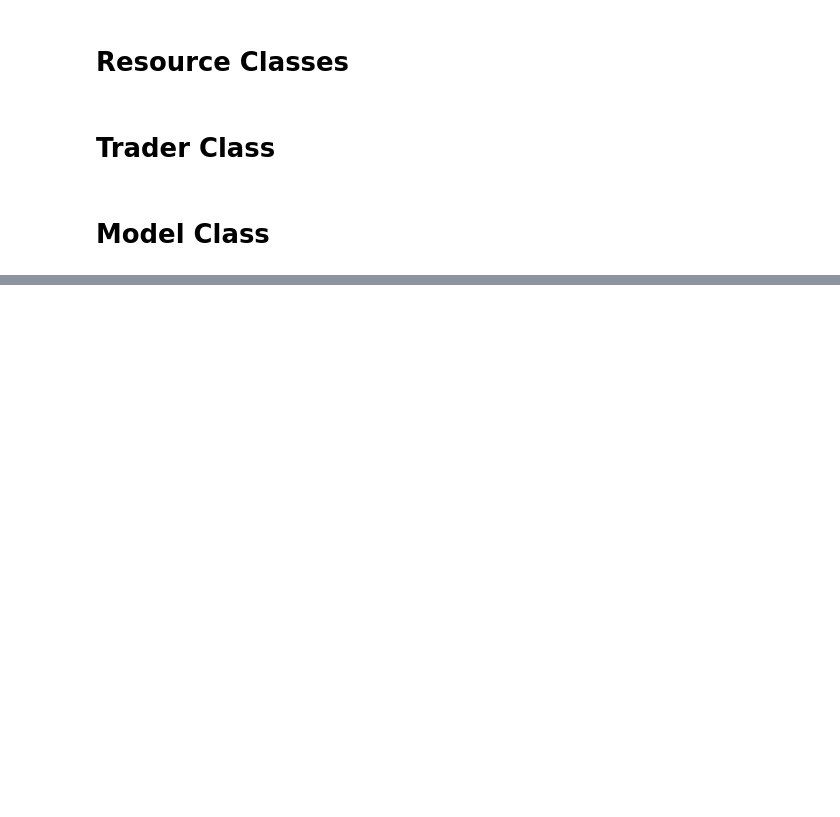
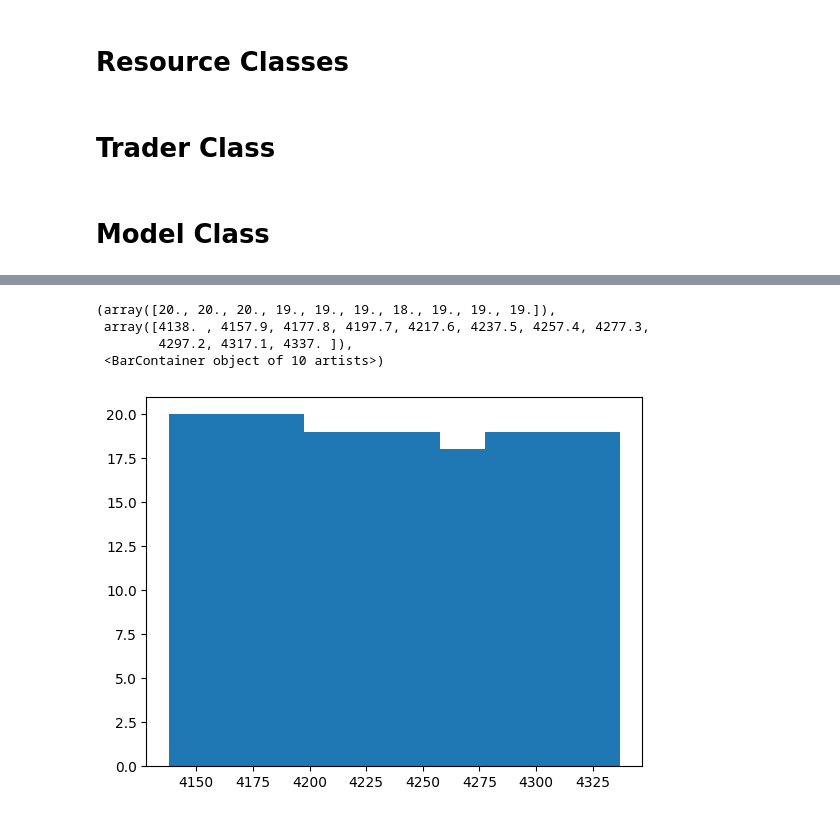
Before and after one commit to hunter-rohwer/mesa-denver, a Jupyter notebook: mesa_tutorial.ipynb, the cells around one changed output, grey strips where cells are left out. Drawn from its saved outputs; the diff is of its cells as text; code cells hidden in the pictures; blank space fills up the shorter version.

```diff
--- a/mesa_tutorial.ipynb
+++ b/mesa_tutorial.ipynb
@@ -510,0 +651,9 @@ True True
+# %%
+degree = [n for n,d in G.degree()]
+plt.hist(degree)
+# %% [output]
+(array([20., 20., 20., 19., 19., 19., 18., 19., 19., 19.]),
+ array([4138. , 4157.9, 4177.8, 4197.7, 4217.6, 4237.5, 4257.4, 4277.3,
+        4297.2, 4317.1, 4337. ]),
+ <BarContainer object of 10 artists>)
+[figure, added]
```
Also changed, not shown: parts of 17 cells of this notebook.
